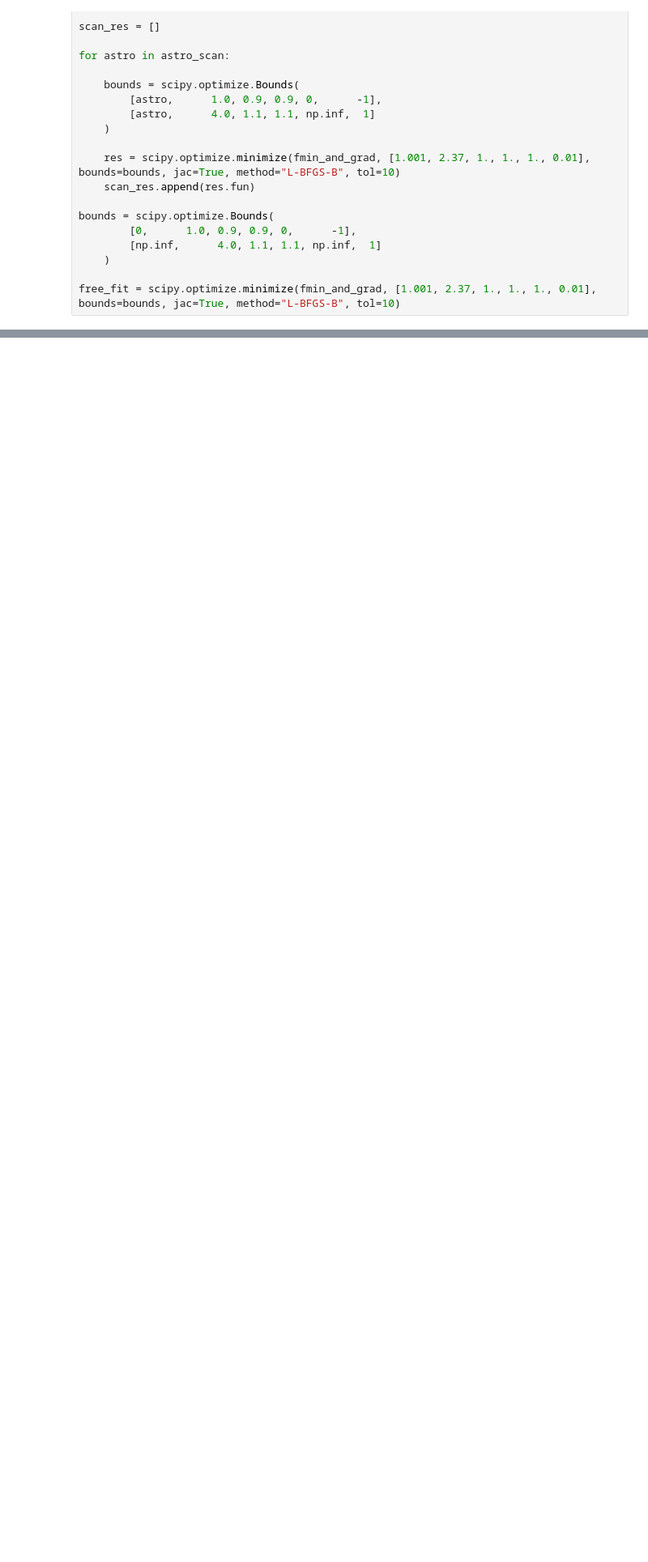
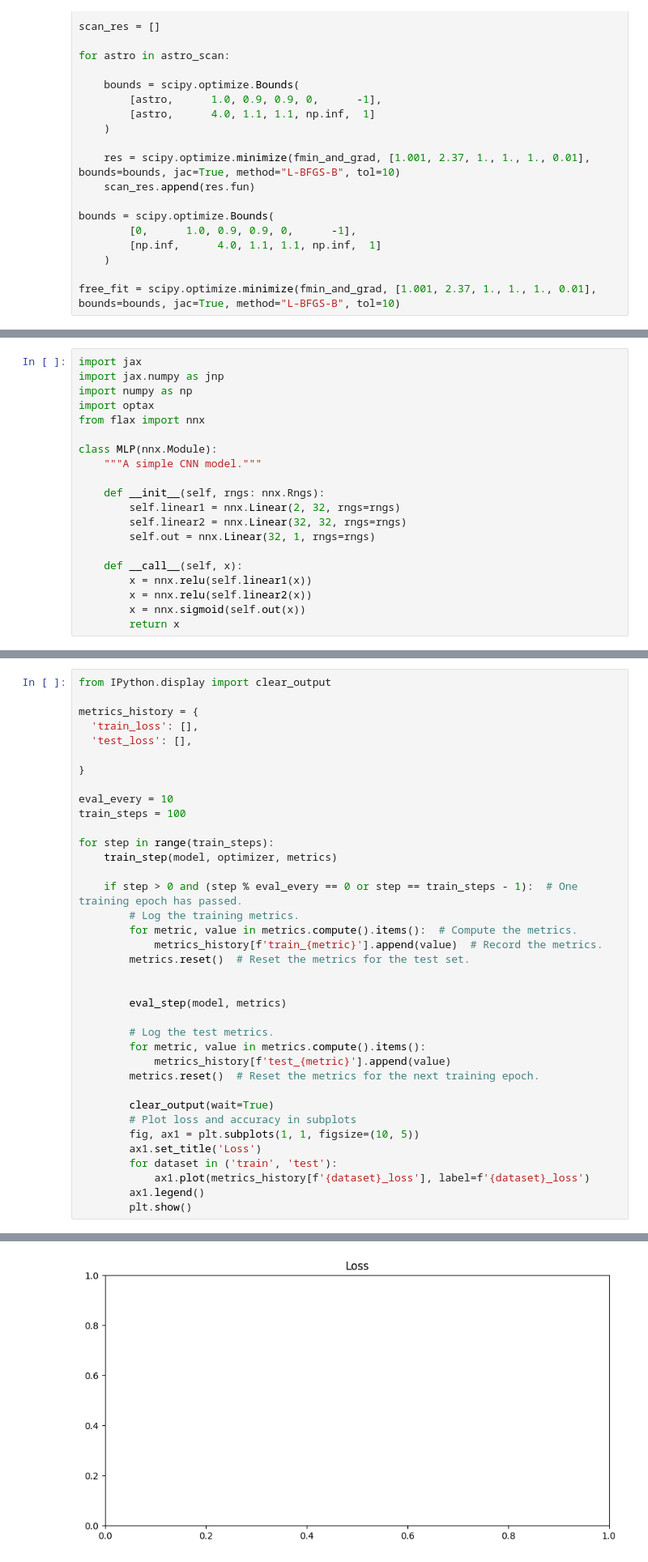
Before and after one commit to chrhck/pyForwardFolding, a Jupyter notebook: examples/example.ipynb, the cells around one changed output, grey strips where cells are left out. Shown at 81% size. Cells and saved outputs as stored; diff of their text form; blank space fills up the shorter version.

```diff
--- a/examples/example.ipynb
+++ b/examples/example.ipynb
@@ -263,0 +139,20 @@ Array([ 0.,  0.,  0.,  0.,  0.,  0.,  0.,  0.,  0.,  0.,  0.,  0.,  0.,
+# %%
+import jax
+import jax.numpy as jnp
+import numpy as np
+import optax
+from flax import nnx
+
+class MLP(nnx.Module):
+    """A simple CNN model."""
+
+    def __init__(self, rngs: nnx.Rngs):
+        self.linear1 = nnx.Linear(2, 32, rngs=rngs)
+        self.linear2 = nnx.Linear(32, 32, rngs=rngs)
+        self.out = nnx.Linear(32, 1, rngs=rngs)
+
+    def __call__(self, x):
+        x = nnx.relu(self.linear1(x))
+        x = nnx.relu(self.linear2(x))
+        x = nnx.sigmoid(self.out(x))
+        return x
@@ -263,0 +210,38 @@ Array([ 0.,  0.,  0.,  0.,  0.,  0.,  0.,  0.,  0.,  0.,  0.,  0.,  0.,
+# %%
+from IPython.display import clear_output
+
+metrics_history = {
+  'train_loss': [],
+  'test_loss': [],
+
+}
+
+eval_every = 10
+train_steps = 100
+
+for step in range(train_steps):
+    train_step(model, optimizer, metrics)
+
+    if step > 0 and (step % eval_every == 0 or step == train_steps - 1):  # One training epoch has passed.
+        # Log the training metrics.
+        for metric, value in metrics.compute().items():  # Compute the metrics.
+            metrics_history[f'train_{metric}'].append(value)  # Record the metrics.
+        metrics.reset()  # Reset the metrics for the test set.
+
+
+        eval_step(model, metrics)
+
+        # Log the test metrics.
+        for metric, value in metrics.compute().items():
+            metrics_history[f'test_{metric}'].append(value)
+        metrics.reset()  # Reset the metrics for the next training epoch.
+
+        clear_output(wait=True)
+        # Plot loss and accuracy in subplots
+        fig, ax1 = plt.subplots(1, 1, figsize=(10, 5))
+        ax1.set_title('Loss')
+        for dataset in ('train', 'test'):
+            ax1.plot(metrics_history[f'{dataset}_loss'], label=f'{dataset}_loss')
+        ax1.legend()
+        plt.show()
+# %% [output]
@@ -264 +249,2 @@ Array([ 0.,  0.,  0.,  0.,  0.,  0.,  0.,  0.,  0.,  0.,  0.,  0.,  0.,
+[figure, added]
 # %%
```
Also changed, not shown: parts of 23 cells of this notebook, 4 other files.
